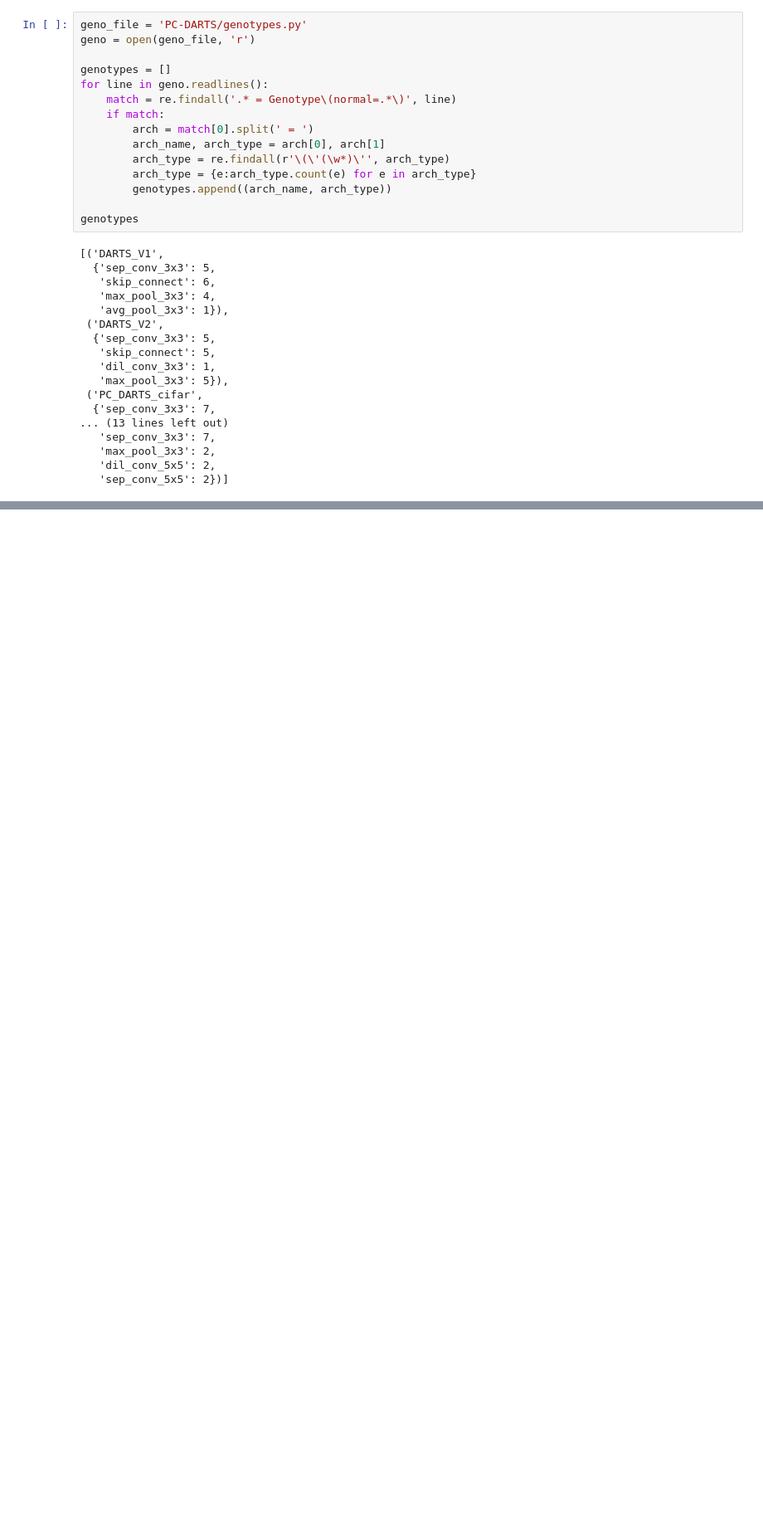
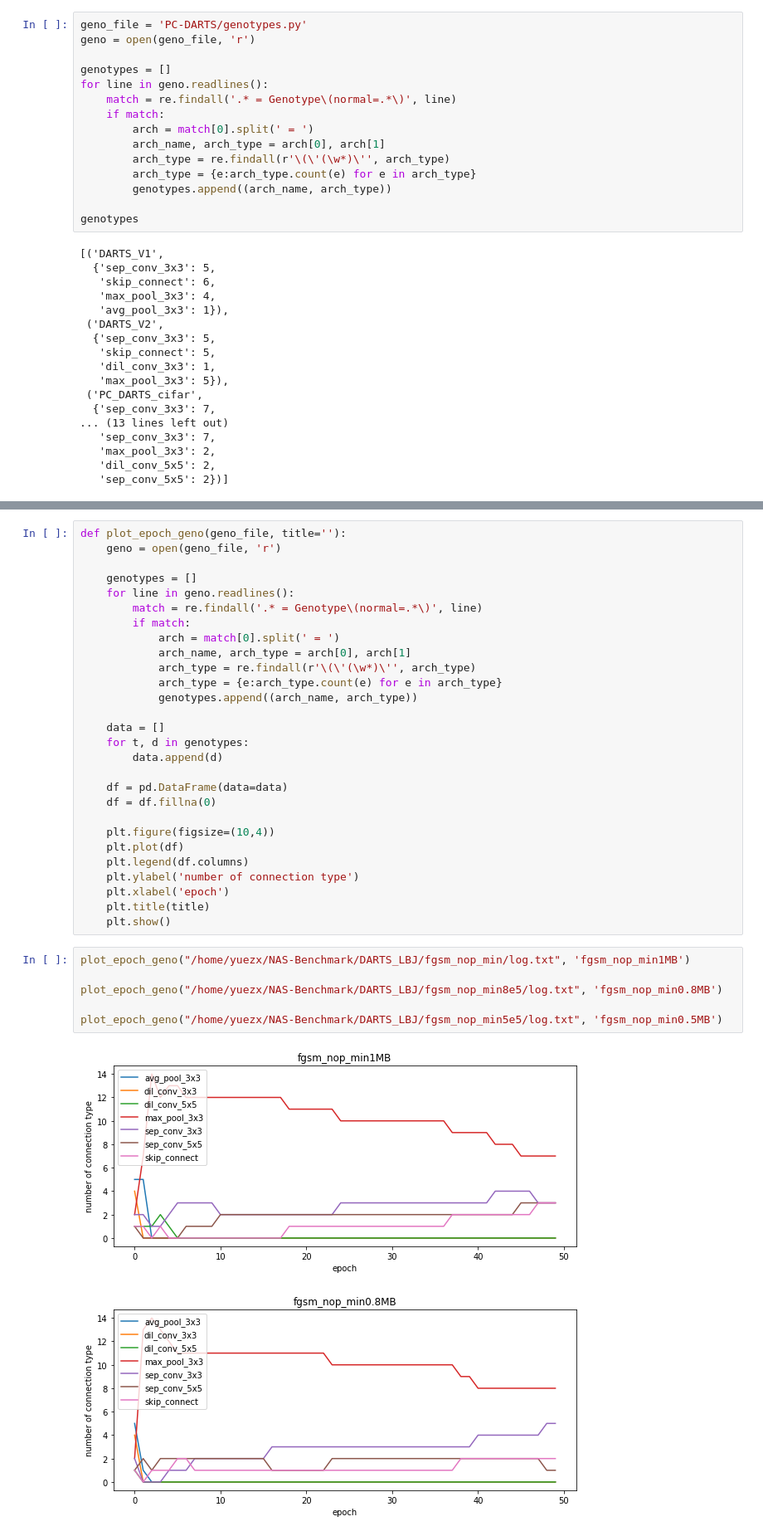
Before and after one commit to yuezhixiong/NAS-Benchmark, a Jupyter notebook: plot_log.ipynb, the cells around one changed output, grey strips where cells are left out. Shown: that part at 83% size. Drawn from its saved outputs; the diff is of its cells as text; blank space fills up the shorter version.

```diff
--- a/plot_log.ipynb
+++ b/plot_log.ipynb
@@ -123,0 +151,37 @@ true
+# %%
+def plot_epoch_geno(geno_file, title=''):
+    geno = open(geno_file, 'r')
+
+    genotypes = []
+    for line in geno.readlines():
+        match = re.findall('.* = Genotype\(normal=.*\)', line)
+        if match:
+            arch = match[0].split(' = ')
+            arch_name, arch_type = arch[0], arch[1]
+            arch_type = re.findall(r'\(\'(\w*)\'', arch_type)
+            arch_type = {e:arch_type.count(e) for e in arch_type}
+            genotypes.append((arch_name, arch_type))
+
+    data = []
+    for t, d in genotypes:
+        data.append(d)
+
+    df = pd.DataFrame(data=data)
+    df = df.fillna(0)
+
+    plt.figure(figsize=(10,4))
+    plt.plot(df)
+    plt.legend(df.columns)
+    plt.ylabel('number of connection type')
+    plt.xlabel('epoch')
+    plt.title(title)
+    plt.show()
+# %%
+plot_epoch_geno("/home/yuezx/NAS-Benchmark/DARTS_LBJ/fgsm_nop_min/log.txt", 'fgsm_nop_min1MB')
+
+plot_epoch_geno("/home/yuezx/NAS-Benchmark/DARTS_LBJ/fgsm_nop_min8e5/log.txt", 'fgsm_nop_min0.8MB')
+
+plot_epoch_geno("/home/yuezx/NAS-Benchmark/DARTS_LBJ/fgsm_nop_min5e5/log.txt", 'fgsm_nop_min0.5MB')
+# %% [output]
+[figure, added]
+[figure, added]
```
Also changed, not shown: parts of 6 cells of this notebook, 19 other files.
